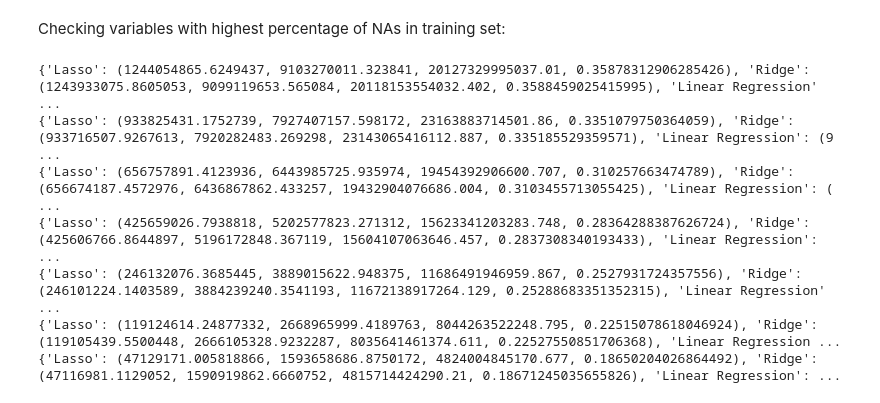
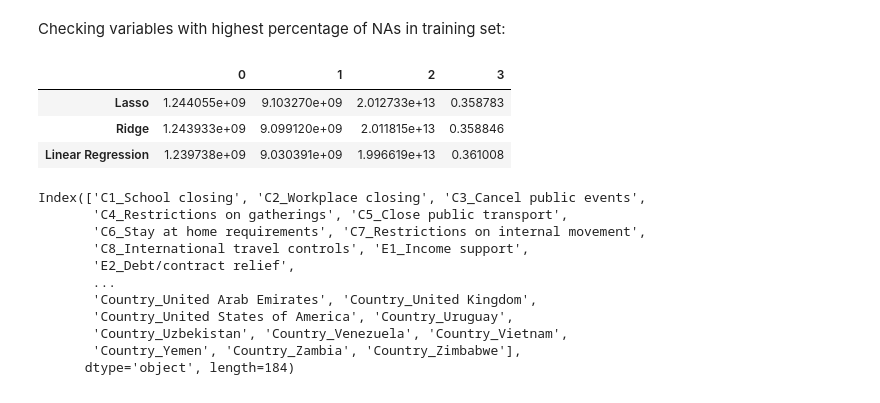
Before and after one commit to rceid/ML_Covid, a Jupyter notebook: scripts/model_fitting.ipynb, the cells around one changed output. Drawn from its saved outputs; the diff is of its cells as text; code cells hidden in the pictures.

```diff
--- a/scripts/model_fitting.ipynb
+++ b/scripts/model_fitting.ipynb
@@ -142,14 +189,23 @@ R2 score: 0.12
 # %% [markdown]
 Checking variables with highest percentage of NAs in training set:
-# %%
-
-for i in results:
-    print(results[i])
-# %% [output]
-{'Lasso': (1244054865.6249437, 9103270011.323841, 20127329995037.01, 0.35878312906285426), 'Ridge': (1243933075.8605053, 9099119653.565084, 20118153554032.402, 0.3588459025415995), 'Linear Regression' ...
-{'Lasso': (933825431.1752739, 7927407157.598172, 23163883714501.86, 0.3351079750364059), 'Ridge': (933716507.9267613, 7920282483.269298, 23143065416112.887, 0.335185529359571), 'Linear Regression': (9 ...
-{'Lasso': (656757891.4123936, 6443985725.935974, 19454392906600.707, 0.310257663474789), 'Ridge': (656674187.4572976, 6436867862.433257, 19432904076686.004, 0.3103455713055425), 'Linear Regression': ( ...
-{'Lasso': (425659026.7938818, 5202577823.271312, 15623341203283.748, 0.28364288387626724), 'Ridge': (425606766.8644897, 5196172848.367119, 15604107063646.457, 0.2837308340193433), 'Linear Regression': ...
-{'Lasso': (246132076.3685445, 3889015622.948375, 11686491946959.867, 0.2527931724357556), 'Ridge': (246101224.1403589, 3884239240.3541193, 11672138917264.129, 0.25288683351352315), 'Linear Regression' ...
-{'Lasso': (119124614.24877332, 2668965999.4189763, 8044263522248.795, 0.22515078618046924), 'Ridge': (119105439.5500448, 2666105328.9232287, 8035641461374.611, 0.22527550851706368), 'Linear Regression ...
-{'Lasso': (47129171.005818866, 1593658686.8750172, 4824004845170.677, 0.18650204026864492), 'Ridge': (47116981.1129052, 1590919862.6660752, 4815714424290.21, 0.18671245035655826), 'Linear Regression': ...
+# %%
+pd.DataFrame(results['Cutting weeks: 0']).transpose()
+# %% [output]
+|  | 0 | 1 | 2 | 3 |
+| Lasso | 1.244055e+09 | 9.103270e+09 | 2.012733e+13 | 0.358783 |
+| Ridge | 1.243933e+09 | 9.099120e+09 | 2.011815e+13 | 0.358846 |
+| Linear Regression | 1.239738e+09 | 9.030391e+09 | 1.996619e+13 | 0.361008 |
+# %%
+X_train.columns
+# %% [output]
+Index(['C1_School closing', 'C2_Workplace closing', 'C3_Cancel public events',
+       'C4_Restrictions on gatherings', 'C5_Close public transport',
+       'C6_Stay at home requirements', 'C7_Restrictions on internal movement',
+       'C8_International travel controls', 'E1_Income support',
+       'E2_Debt/contract relief',
+       ...
+       'Country_United Arab Emirates', 'Country_United Kingdom',
+       'Country_United States of America', 'Country_Uruguay',
+       'Country_Uzbekistan', 'Country_Venezuela', 'Country_Vietnam',
+       'Country_Yemen', 'Country_Zambia', 'Country_Zimbabwe'],
+      dtype='object', length=184)
```
Also changed, not shown: parts of 6 cells of this notebook.
